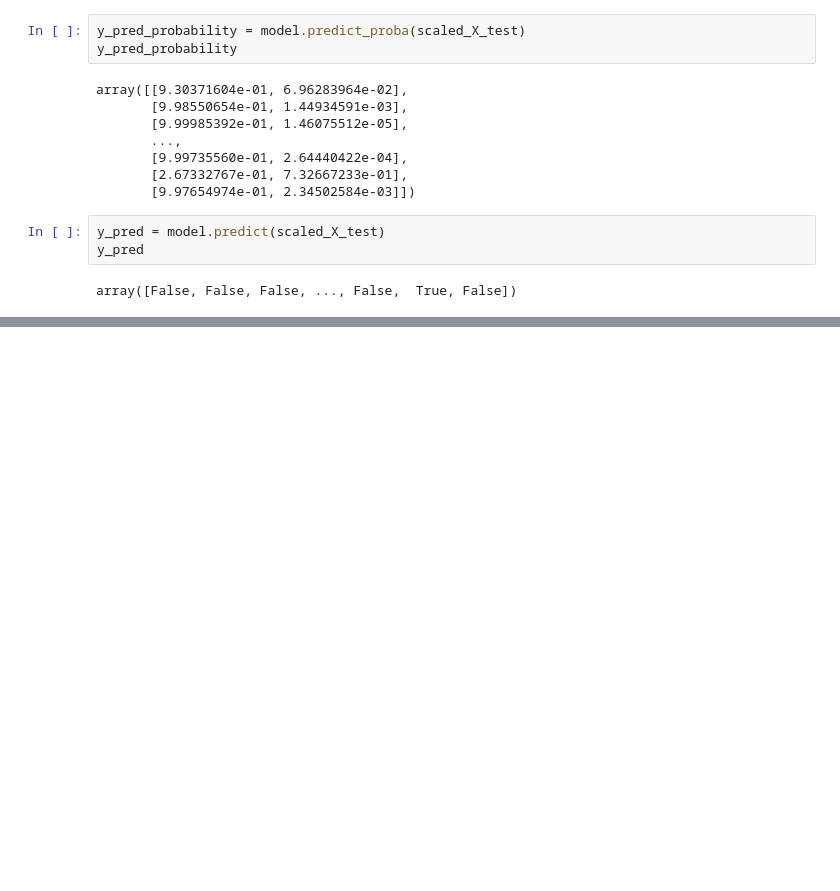
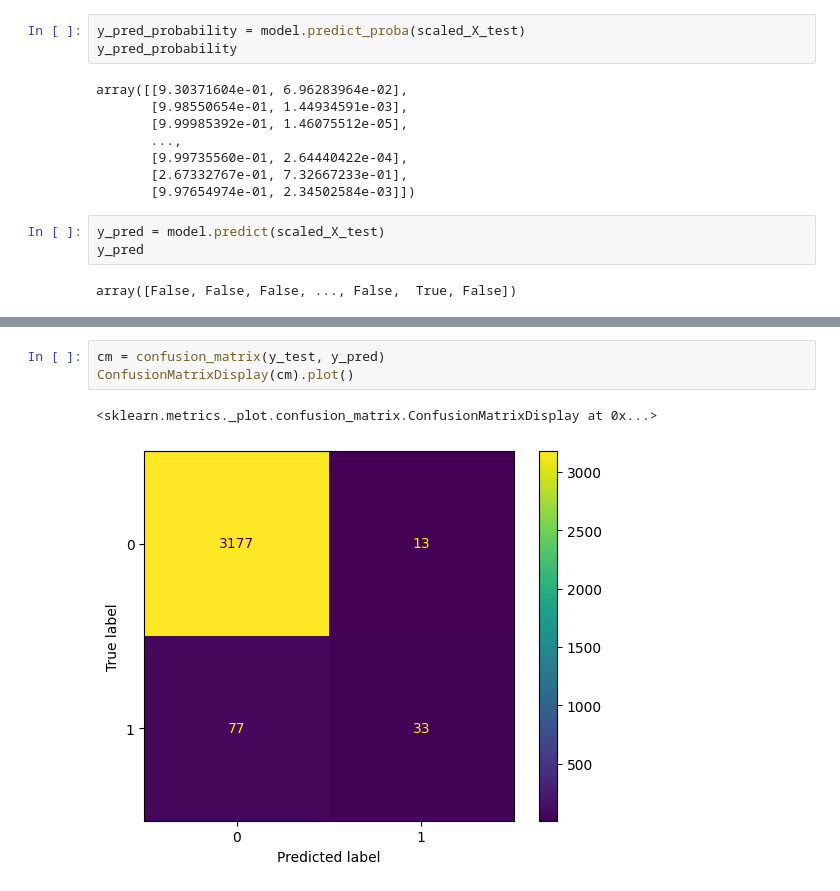
Before and after one commit to Zandri2k/Python-AI-Sandra-OPA23, a Jupyter notebook: code_alongs/Lec04_logistic_regression.ipynb, the cells around one changed output, grey strips where cells are left out. Cells and saved outputs as stored; diff of their text form; blank space fills up the shorter version.

```diff
--- a/code_alongs/Lec04_logistic_regression.ipynb
+++ b/code_alongs/Lec04_logistic_regression.ipynb
@@ -190,0 +206,6 @@ array([False, False, False, ..., False,  True, False])
+# %%
+cm = confusion_matrix(y_test, y_pred)
+ConfusionMatrixDisplay(cm).plot()
+# %% [output]
+<sklearn.metrics._plot.confusion_matrix.ConfusionMatrixDisplay at 0x...>
+[figure, added]
```
Also changed, not shown: parts of 2 cells of this notebook, 5 other files.
